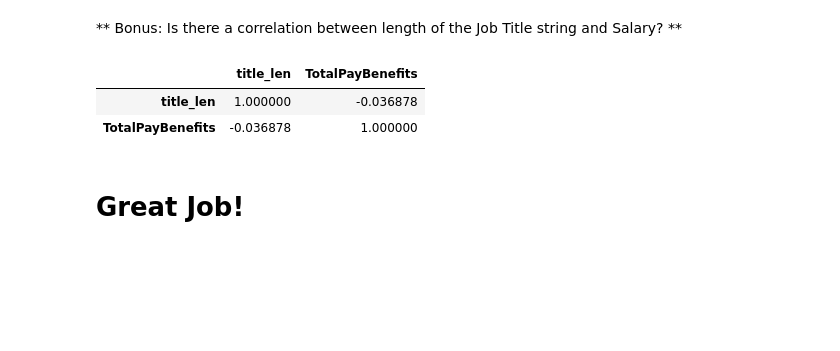
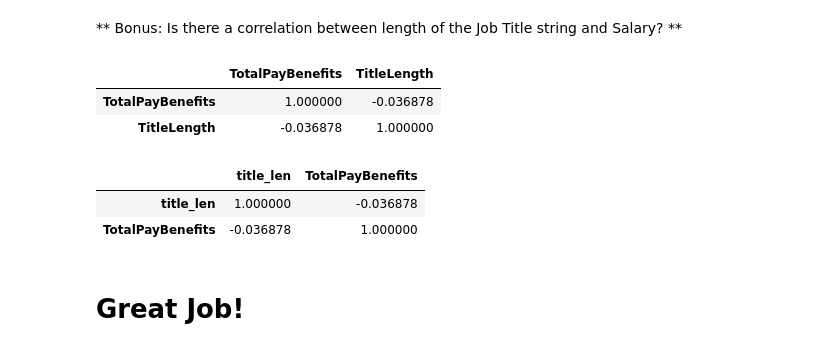
Before and after one commit to skylar-smith/data-science-course, a Jupyter notebook: Refactored_Py_DS_ML_Bootcamp-master/04-Pandas-Exercises/01-SF Salaries Exercise.ipynb, the cells around one changed output. Saved outputs shown, nothing was run; the diff lists cells and outputs as text; code cells hidden in the pictures; blank space fills up the shorter version.

```diff
--- a/Refactored_Py_DS_ML_Bootcamp-master/04-Pandas-Exercises/01-SF Salaries Exercise.ipynb
+++ b/Refactored_Py_DS_ML_Bootcamp-master/04-Pandas-Exercises/01-SF Salaries Exercise.ipynb
@@ -206,5 +203,16 @@ df[chief_mask]
 # %% [markdown]
 ** Bonus: Is there a correlation between length of the Job Title string and Salary? **
+# %%
+job_titles = df['JobTitle']
+job_titles_len = job_titles.str.len()
+df['TitleLength'] = job_titles_len
+
+titles = df[['TotalPayBenefits', 'TitleLength']]
+titles.corr()
+# %% [output]
+|  | TotalPayBenefits | TitleLength |
+| TotalPayBenefits | 1.000000 | -0.036878 |
+| TitleLength | -0.036878 | 1.000000 |
 # %%
 # %% [output]
 |  | title_len | TotalPayBenefits |
```
Also changed, not shown: parts of 1 cell of this notebook, 1 other file.
